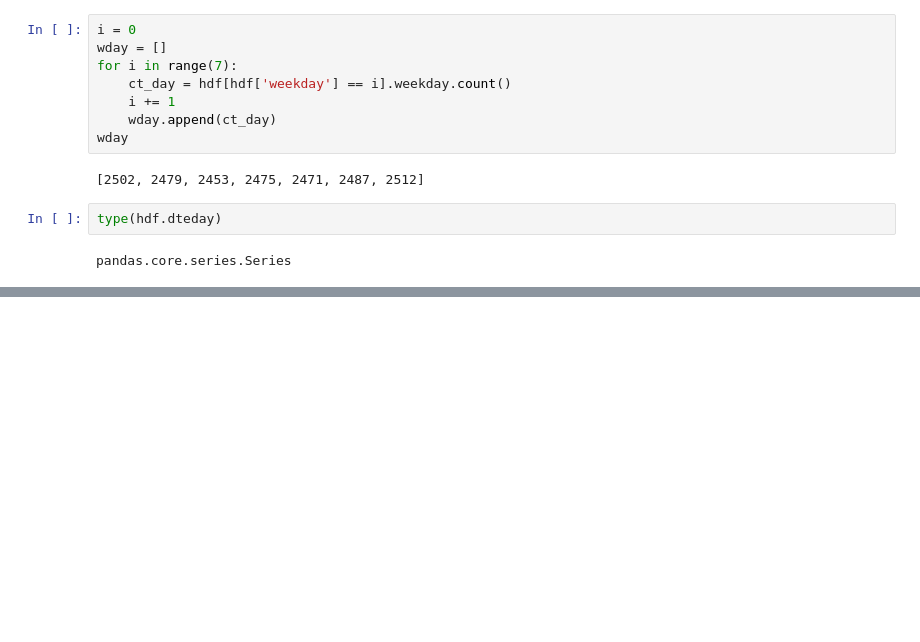
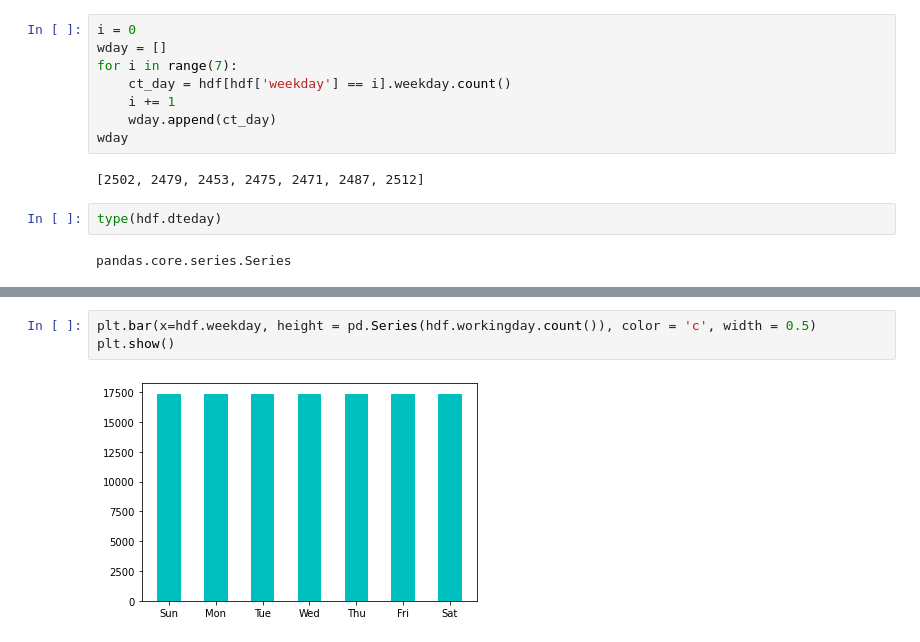
Before and after one commit to DJ1070/Bike-Sharing, a Jupyter notebook: exploration-1.ipynb, the cells around one changed output, grey strips where cells are left out. Cells and saved outputs as stored; diff of their text form; blank space fills up the shorter version.

```diff
--- a/exploration-1.ipynb
+++ b/exploration-1.ipynb
@@ -170,0 +180,5 @@ dtype: int64
+# %%
+plt.bar(x=hdf.weekday, height = pd.Series(hdf.workingday.count()), color = 'c', width = 0.5)
+plt.show()
+# %% [output]
+[figure, added]
```
Also changed, not shown: parts of 4 cells of this notebook.
